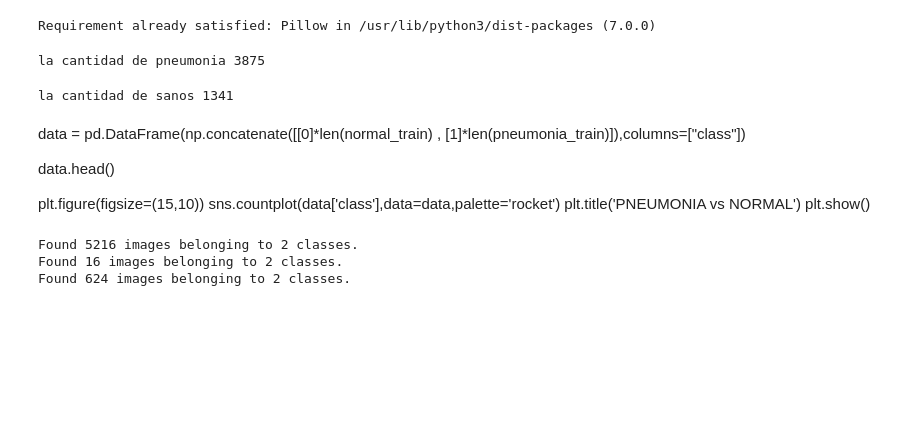
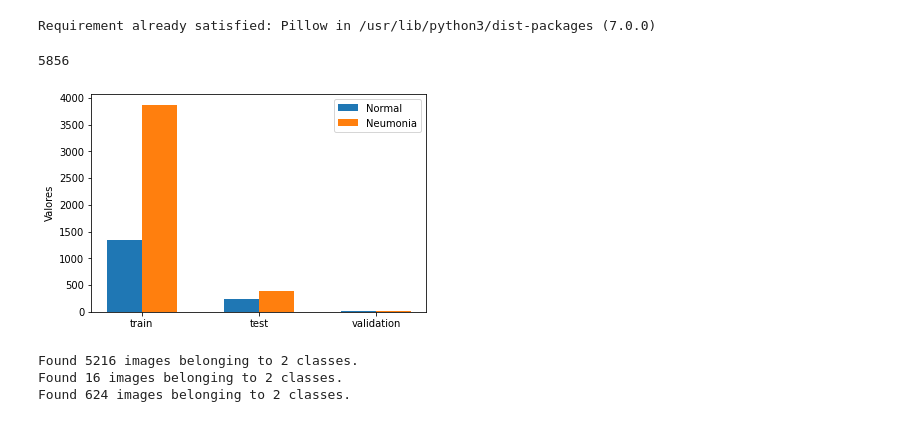
Before and after one commit to DanaAlvarezYMartinez/pneumonia-cnn-classifier, a Jupyter notebook: RedesNeuronales.ipynb, the cells around one changed output. Saved outputs shown, nothing was run; the diff lists cells and outputs as text; code cells hidden in the pictures; blank space fills up the shorter version.

```diff
--- a/RedesNeuronales.ipynb
+++ b/RedesNeuronales.ipynb
@@ -62,34 +62,38 @@ print(path)
 from PIL import Image
 # %% [output]
 Requirement already satisfied: Pillow in /usr/lib/python3/dist-packages (7.0.0)
-# %%
-pneumonia_train = []
-for img_path in glob.glob(path + '/train/PNEUMONIA/*'):
-  image = Image.open(img_path)
-  image.thumbnail((400, 400))
-  image.save(img_path)
-  pneumonia_train.append(mpimg.imread(img_path))
-
-print("la cantidad de pneumonia", len(pneumonia_train))
-# %% [output]
-la cantidad de pneumonia 3875
-# %%
-normal_train = []
-for img_path in glob.glob(path + '/train/NORMAL/*'):
-  normal_train.append(mpimg.imread(img_path))
-
-print("la cantidad de sanos", len(normal_train))
-# %% [output]
-la cantidad de sanos 1341
-# %% [markdown]
-data = pd.DataFrame(np.concatenate([[0]*len(normal_train) , [1]*len(pneumonia_train)]),columns=["class"])
-
-data.head()
-
-plt.figure(figsize=(15,10))
-sns.countplot(data['class'],data=data,palette='rocket')
-plt.title('PNEUMONIA vs NORMAL')
-plt.show()
+# %%
+import os
+
+normal_train = len(next(os.walk(path + '/train/NORMAL'))[2])
+pneumonia_train = len(next(os.walk(path + '/train/PNEUMONIA'))[2])
+normal_test = len(next(os.walk(path + '/test/NORMAL'))[2])
+pneumonia_test = len(next(os.walk(path + '/test/PNEUMONIA'))[2])
+normal_val = len(next(os.walk(path + '/val/NORMAL'))[2])
+pneumonia_val = len(next(os.walk(path + '/val/PNEUMONIA'))[2])
+print(normal_train + pneumonia_train + normal_test + pneumonia_test +normal_val + pneumonia_val)
+# %% [output]
+5856
+# %%
+labels = ['train', 'test', 'validation']
+normal = [normal_train, normal_test, normal_val ]
+pneumonia = [pneumonia_train, pneumonia_test,pneumonia_val ]
+
+x = np.arange(len(labels))
+width = 0.30  # the width of the bars
+
+fig, ax = plt.subplots()
+rects1 = ax.bar(x - width/2, normal, width, label='Normal')
+rects2 = ax.bar(x + width/2, pneumonia, width, label='Neumonia')
+
+ax.set_ylabel('Valores')
+ax.set_xticks(x)
+ax.set_xticklabels(labels)
+ax.legend()
+
+plt.show()
+# %% [output]
+[figure, added]
 # %%
 ###################################################################################################################
 # %%
```
Also changed, not shown: parts of 3 cells of this notebook.
